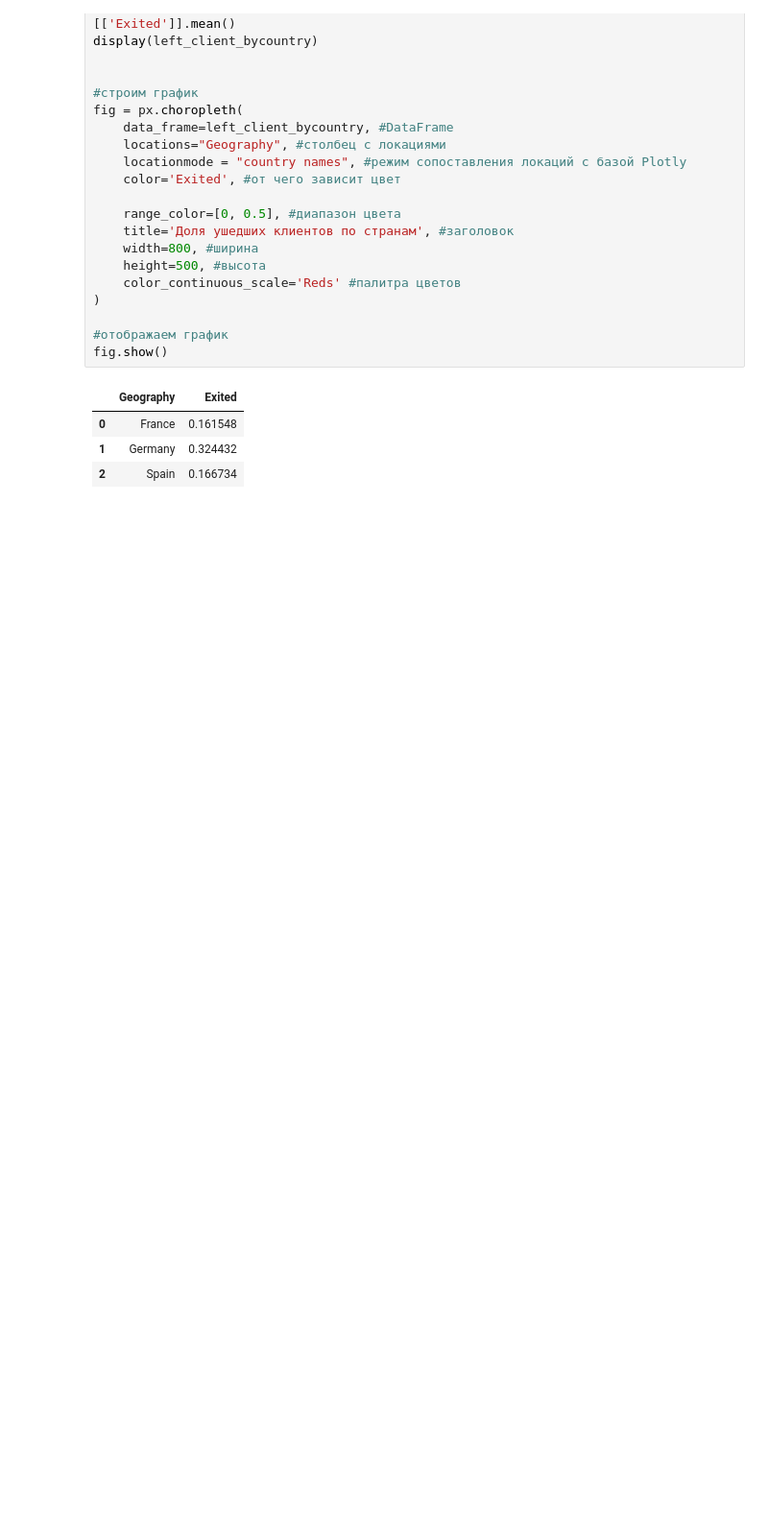
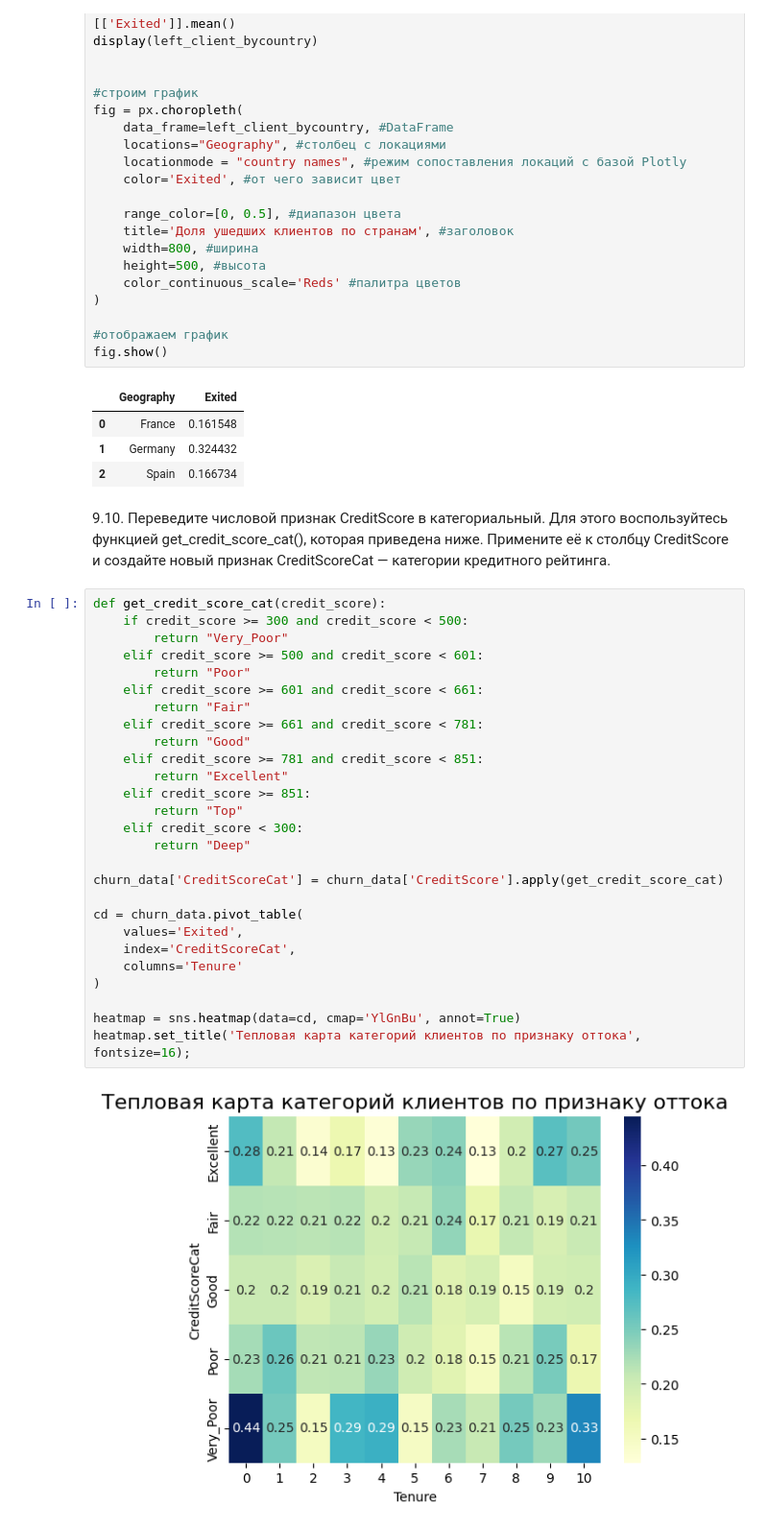
Before and after one commit to Coasting-Now/SF_Pandas, a Jupyter notebook: SF_Pandas/SF_PY_Visualization_Test/vis_test.ipynb, the cells around one changed output. Shown at 96% size. Drawn from its saved outputs; the diff is of its cells as text; blank space fills up the shorter version.

```diff
--- a/SF_Pandas/SF_PY_Visualization_Test/vis_test.ipynb
+++ b/SF_Pandas/SF_PY_Visualization_Test/vis_test.ipynb
@@ -238,3 +238,34 @@ fig.show()
 | 0 | France | 0.161548 |
 | 1 | Germany | 0.324432 |
 | 2 | Spain | 0.166734 |
+# %% [markdown]
+9.10. Переведите числовой признак CreditScore в категориальный. Для этого воспользуйтесь функцией get_credit_score_cat(), которая приведена ниже. Примените её к столбцу CreditScore и создайте новый признак CreditScoreCat — категории кредитного рейтинга.
+# %%
+def get_credit_score_cat(credit_score):
+    if credit_score >= 300 and credit_score < 500:
+        return "Very_Poor"
+    elif credit_score >= 500 and credit_score < 601:
+        return "Poor"
+    elif credit_score >= 601 and credit_score < 661:
+        return "Fair"
+    elif credit_score >= 661 and credit_score < 781:
+        return "Good"
+    elif credit_score >= 781 and credit_score < 851:
+        return "Excellent"
+    elif credit_score >= 851:
+        return "Top"
+    elif credit_score < 300:
+        return "Deep"
+
+churn_data['CreditScoreCat'] = churn_data['CreditScore'].apply(get_credit_score_cat)
+
+cd = churn_data.pivot_table(
+    values='Exited',
+    index='CreditScoreCat',
+    columns='Tenure'
+)
+
+heatmap = sns.heatmap(data=cd, cmap='YlGnBu', annot=True)
+heatmap.set_title('Тепловая карта категорий клиентов по признаку оттока', fontsize=16);
+# %% [output]
+[figure, added]
```
Also changed, not shown: parts of 1 cell of this notebook.
